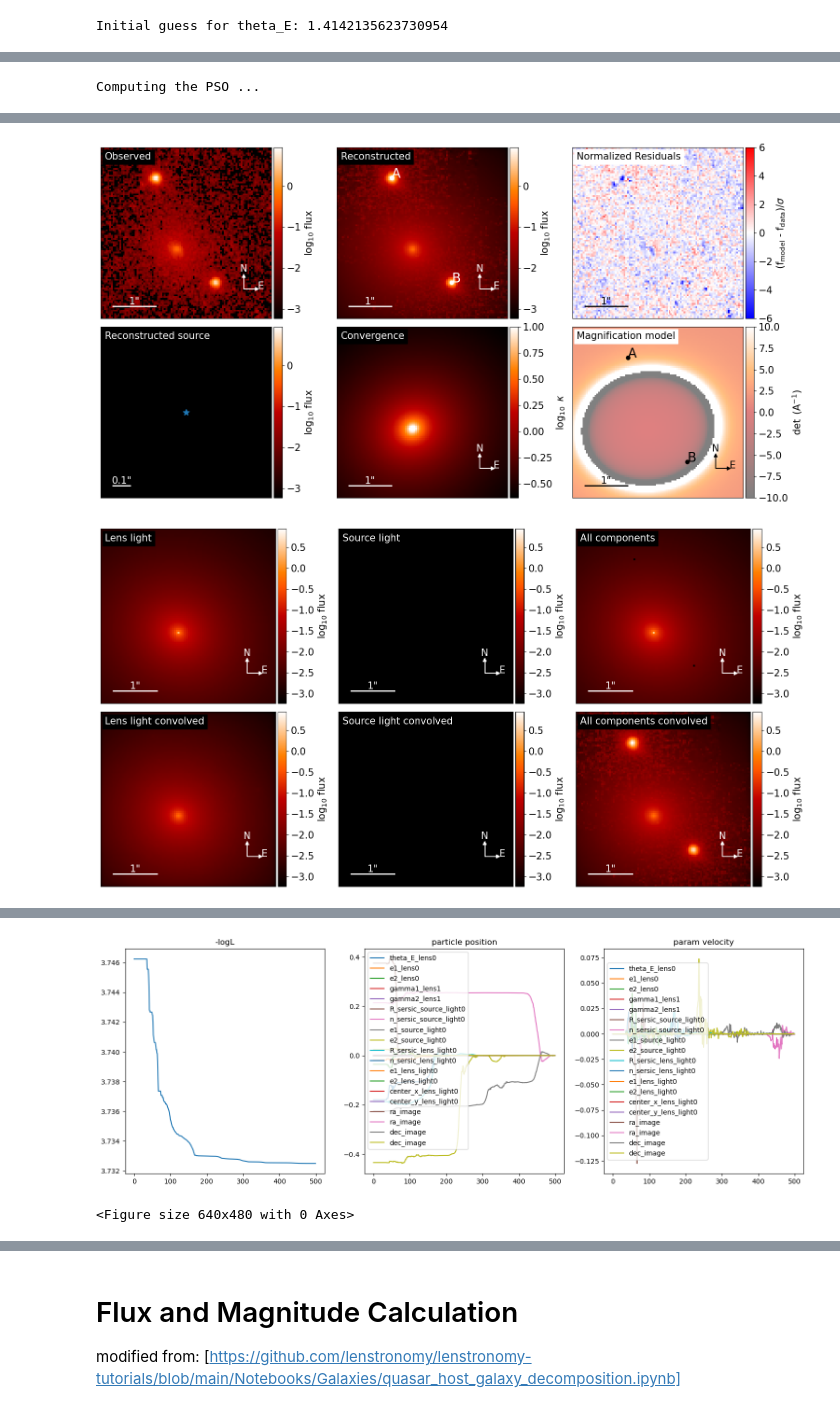
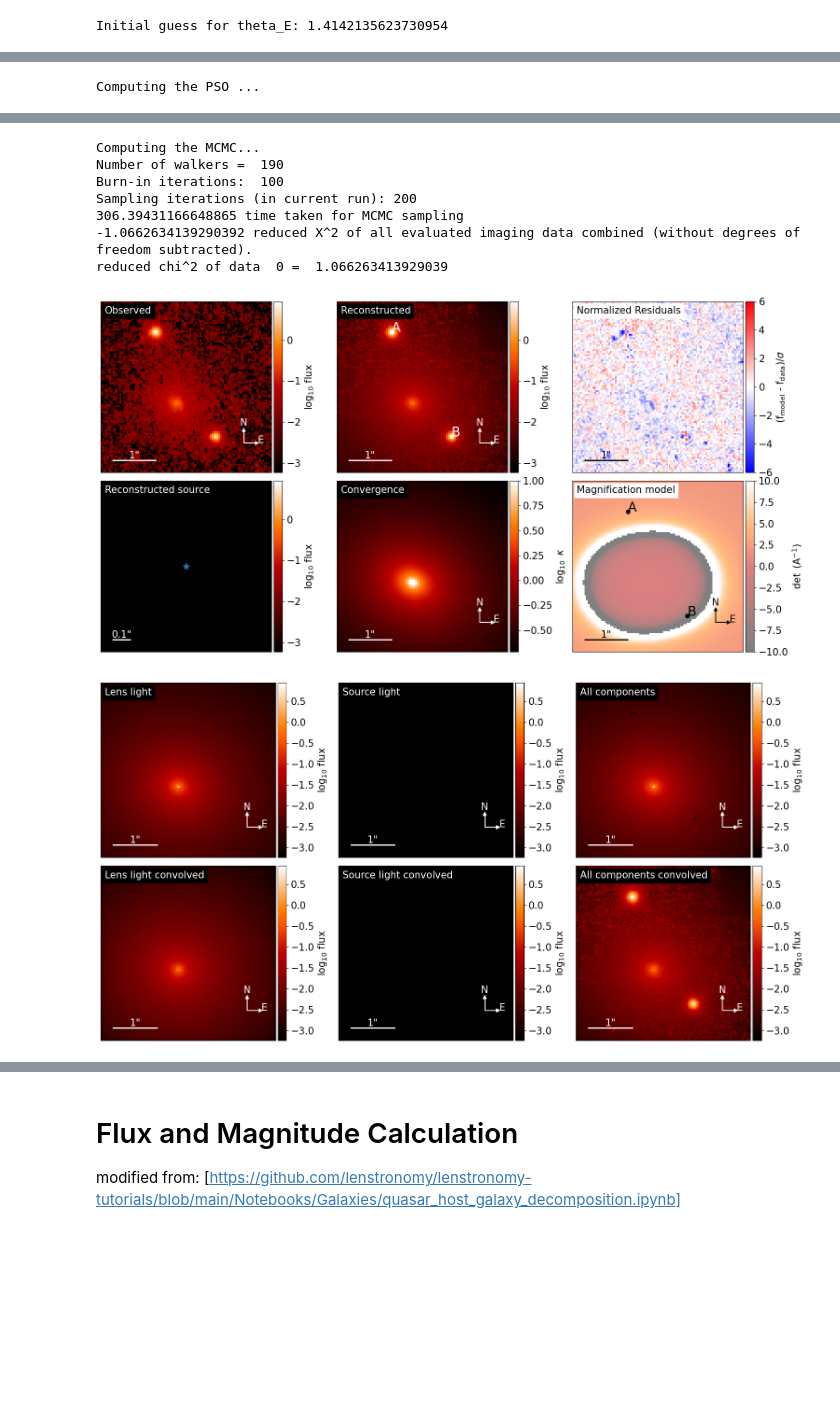
Before and after one commit to brady-ryan/hst_doubles, a Jupyter notebook: cutout_data/J2325-5229/F475X/model_f475x.ipynb, the cells around one changed output, grey strips where cells are left out. Drawn from its saved outputs; the diff is of its cells as text; code cells hidden in the pictures; blank space fills up the shorter version.

Commit message:
j2325 f475x MCMC

```diff
--- a/cutout_data/J2325-5229/F475X/model_f475x.ipynb
+++ b/cutout_data/J2325-5229/F475X/model_f475x.ipynb
@@ -175,7 +175,7 @@ kwargs_ps_init = [{'ra_image': theta_ra, 'dec_image': theta_dec}]
 
 # initial spread in parameter estimation #
 kwargs_lens_sigma = [{'theta_E': 0.2, 'gamma': .5, 'e1': .5, 'e2': .5, 'center_x': 0.1, 'center_y': 0.1},
-                     {'gamma1': -0.3, 'gamma2': -0.3}]
+                     {'gamma1': .1, 'gamma2': .1}]
 kwargs_lens_light_sigma = [{'R_sersic': 1., 'n_sersic': 1., 'e1': 1., 'e2': 1., 'center_x': .1, 'center_y': 0.1}]
 kwargs_source_sigma = [{'R_sersic': 1., 'n_sersic': 1., 'e1': 0.5, 'e2': 0.5, 'center_x': .2, 'center_y': .2}]
 kwargs_ps_sigma = [{'ra_image': [0.02] * 2, 'dec_image': [0.02] * 2}]
@@ -261,7 +261,7 @@ else:
     kwargs_psf_iter = {'stacking_method': 'median',
                     'psf_symmetry': 4,
                     'block_center_neighbour': 0.05,
-                    'num_iter': 100,
+                    'num_iter': 500,
                     'psf_iter_factor': 0.2}
 
 fitting_kwargs_list = [['psf_iteration', kwargs_psf_iter]]
@@ -290,6 +290,8 @@ reduced chi^2 of data  0 =  1.1145090723304694
 # %%
 # run the fitting again with more iterations
-fitting_kwargs_list = [['PSO', {'sigma_scale': 1., 'n_particles': 100, 'n_iterations': 500}]]
+fitting_kwargs_list = [['PSO', {'sigma_scale': 1., 'n_particles': 100, 'n_iterations': 1000}],
+                       ['psf_iteration', kwargs_psf_iter],
+                       ['MCMC', {'n_burn': 100, 'n_run': 100, 'walkerRatio': 10,'sigma_scale': .1}]]
 
 chain_list = fitting_seq.fit_sequence(fitting_kwargs_list)
 kwargs_result = fitting_seq.best_fit()
@@ -321,12 +325,10 @@ reduced chi^2 of data  0 =  1.0802655160729462
+Computing the MCMC...
+Number of walkers =  190
+Burn-in iterations:  100
+Sampling iterations (in current run): 200
+306.39431166648865 time taken for MCMC sampling
+-1.0662634139290392 reduced X^2 of all evaluated imaging data combined (without degrees of freedom subtracted).
+reduced chi^2 of data  0 =  1.066263413929039
-[figure, old version]
+[figure, new version]
 [figure]
 [figure]
-# %%
-# analyze the PSO
-param = fitting_seq.param_class
-
-for i in range(len(chain_list)):
-    chain_plot.plot_chain_list(chain_list, i)
-# %% [output]
-[figure, removed]
-<Figure size 640x480 with 0 Axes>
```
Also changed, not shown: parts of 8 cells of this notebook, 3 other files.
